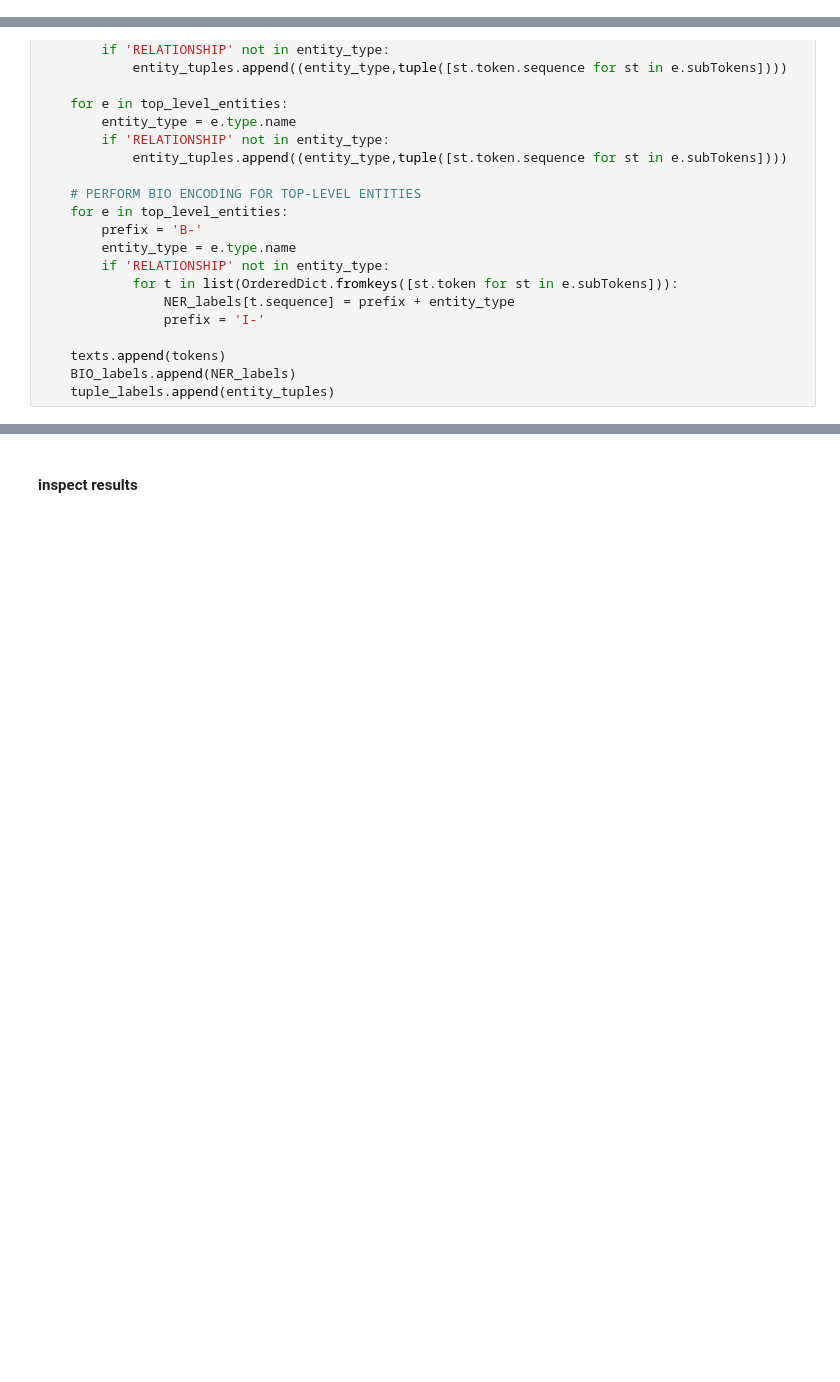
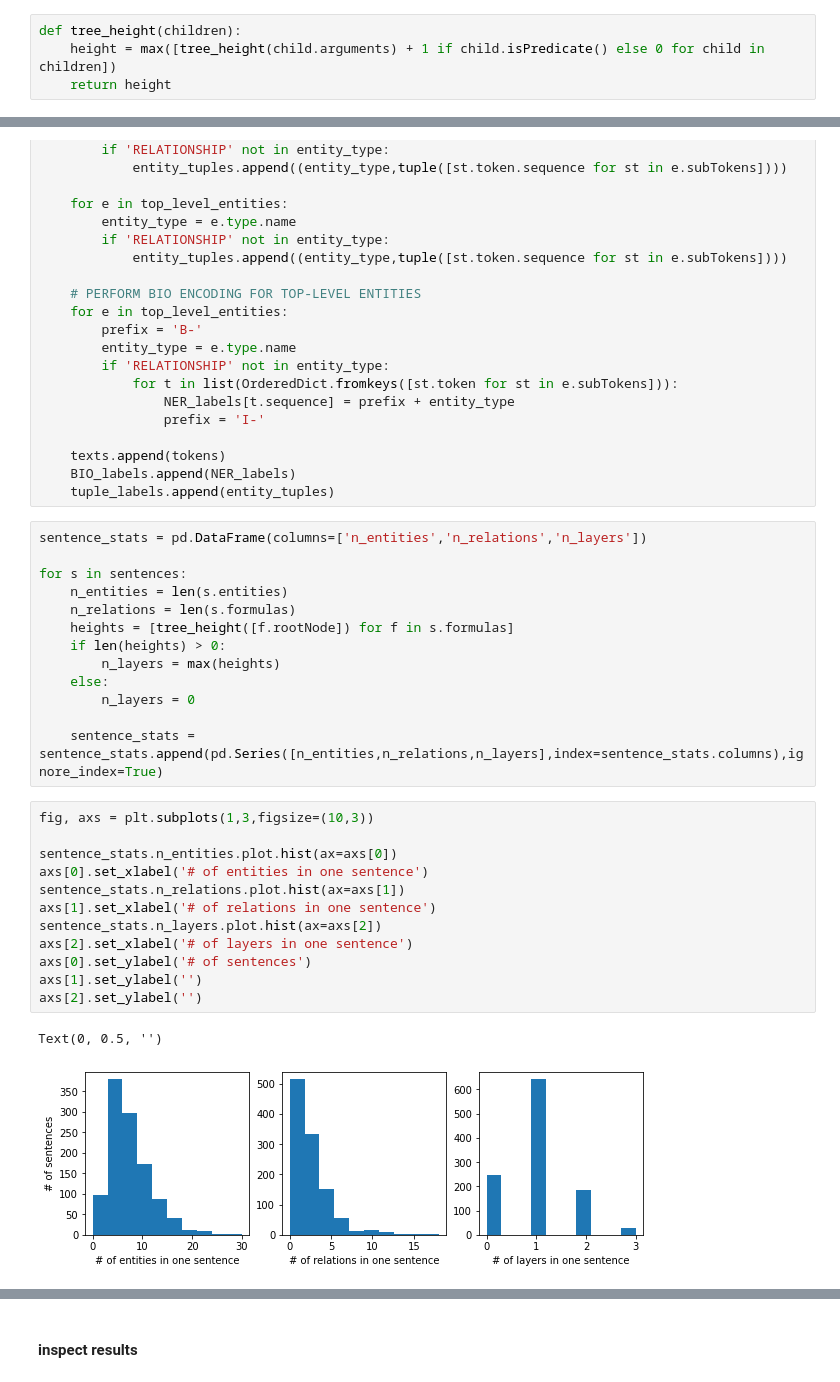
Before and after one commit to g-simmons/289G_NLP_project_FQ2020, a Jupyter notebook: ipynb/data_exploration.ipynb, the cells around one changed output, grey strips where cells are left out. Cells and saved outputs as stored; diff of their text form; blank space fills up the shorter version.

```diff
--- a/ipynb/data_exploration.ipynb
+++ b/ipynb/data_exploration.ipynb
@@ -26,6 +23,10 @@ with open('../data/BioInfer_corpus_1.1.1.xml','r') as f:
 from config import ENTITY_PREFIX, PREDICATE_PREFIX
 # %% [markdown]
 ## Extract BioInfer data
+# %%
+def tree_height(children):
+    height = max([tree_height(child.arguments) + 1 if child.isPredicate() else 0 for child in children])
+    return height
 # %%
 texts = []
 BIO_labels = []
@@ -81,3 +82,31 @@ for s in sentences:
     texts.append(tokens)
     BIO_labels.append(NER_labels)
     tuple_labels.append(entity_tuples)
+# %%
+sentence_stats = pd.DataFrame(columns=['n_entities','n_relations','n_layers'])
+
+for s in sentences:
+    n_entities = len(s.entities)
+    n_relations = len(s.formulas)
+    heights = [tree_height([f.rootNode]) for f in s.formulas]
+    if len(heights) > 0:
+        n_layers = max(heights)
+    else:
+        n_layers = 0
+
+    sentence_stats = sentence_stats.append(pd.Series([n_entities,n_relations,n_layers],index=sentence_stats.columns),ignore_index=True)
+# %%
+fig, axs = plt.subplots(1,3,figsize=(10,3))
+
+sentence_stats.n_entities.plot.hist(ax=axs[0])
+axs[0].set_xlabel('# of entities in one sentence')
+sentence_stats.n_relations.plot.hist(ax=axs[1])
+axs[1].set_xlabel('# of relations in one sentence')
+sentence_stats.n_layers.plot.hist(ax=axs[2])
+axs[2].set_xlabel('# of layers in one sentence')
+axs[0].set_ylabel('# of sentences')
+axs[1].set_ylabel('')
+axs[2].set_ylabel('')
+# %% [output]
+Text(0, 0.5, '')
+[figure, added]
```
Also changed, not shown: parts of 16 cells of this notebook, 4 other files.
